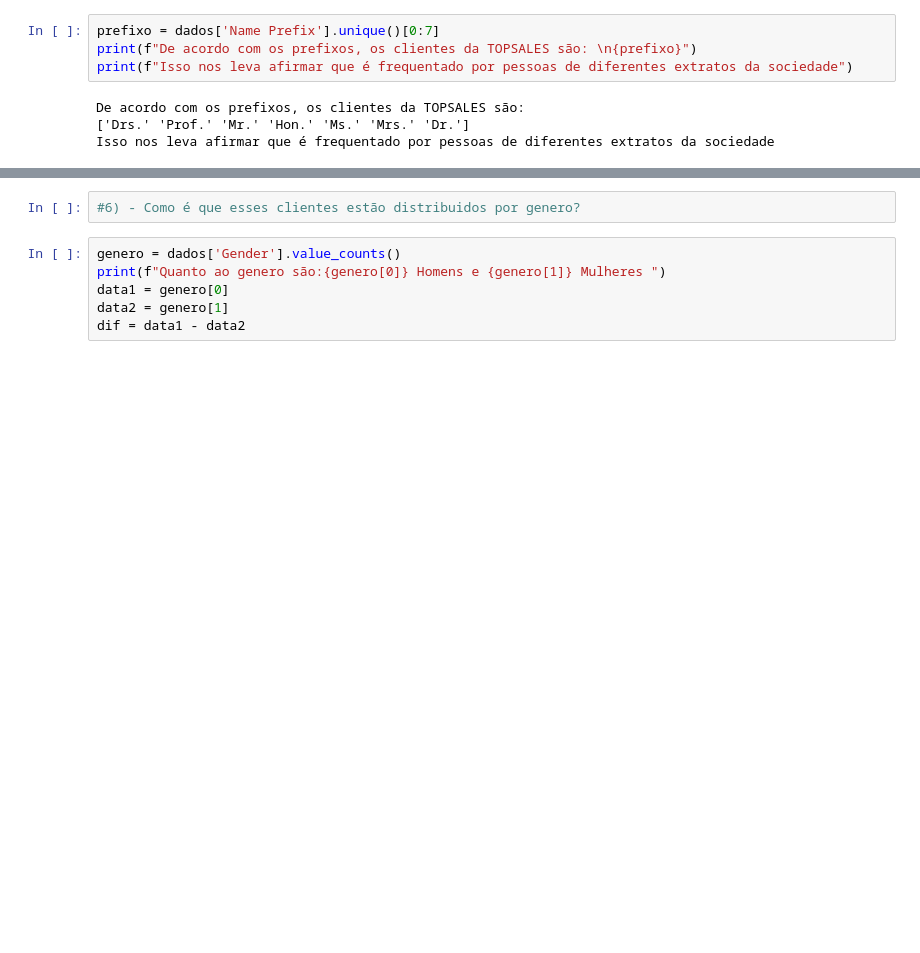
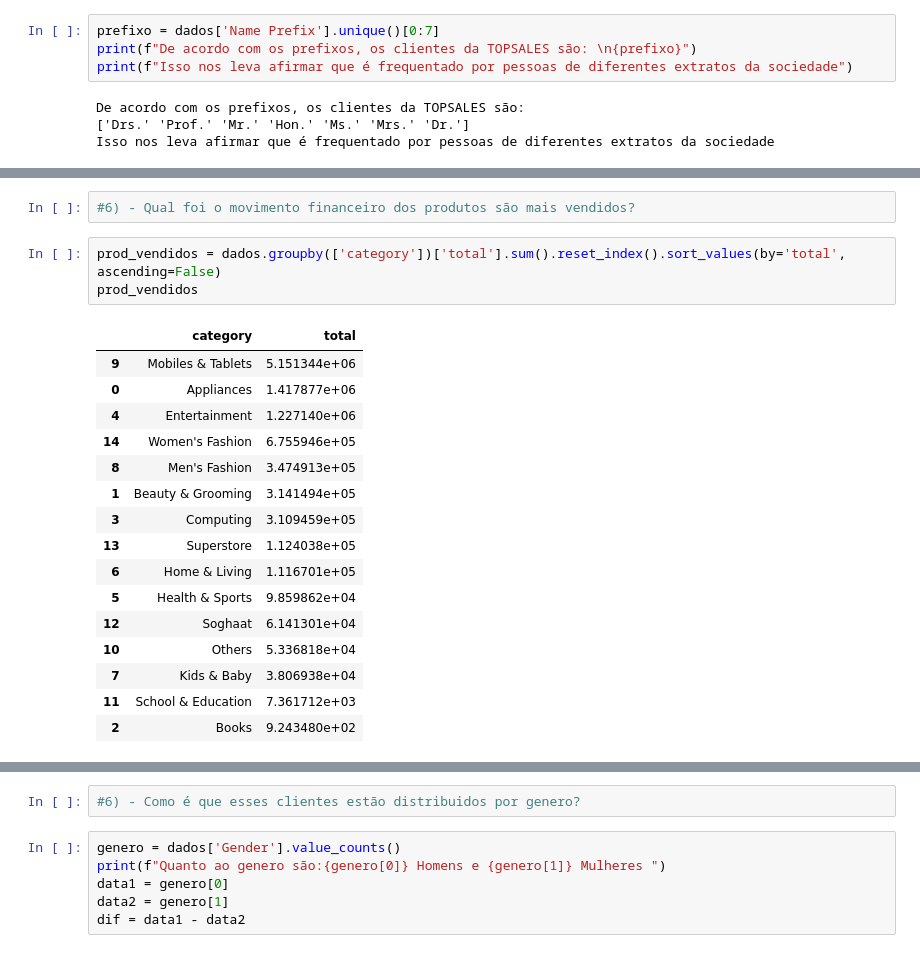
Before and after one commit to Gcango/Analise_Exploratorio_dos_Dados_da_TopSeles, a Jupyter notebook: Analise_Exploratoria_TopSeles.ipynb, the cells around one changed output, grey strips where cells are left out. Cells and saved outputs as stored; diff of their text form; blank space fills up the shorter version.

```diff
--- a/Analise_Exploratoria_TopSeles.ipynb
+++ b/Analise_Exploratoria_TopSeles.ipynb
@@ -192,0 +221,22 @@ Isso nos leva afirmar que é frequentado por pessoas de diferentes extratos da s
+# %%
+#6) - Qual foi o movimento financeiro dos produtos são mais vendidos?
+# %%
+prod_vendidos = dados.groupby(['category'])['total'].sum().reset_index().sort_values(by='total', ascending=False)
+prod_vendidos
+# %% [output]
+|  | category | total |
+| 9 | Mobiles & Tablets | 5.151344e+06 |
+| 0 | Appliances | 1.417877e+06 |
+| 4 | Entertainment | 1.227140e+06 |
+| 14 | Women's Fashion | 6.755946e+05 |
+| 8 | Men's Fashion | 3.474913e+05 |
+| 1 | Beauty & Grooming | 3.141494e+05 |
+| 3 | Computing | 3.109459e+05 |
+| 13 | Superstore | 1.124038e+05 |
+| 6 | Home & Living | 1.116701e+05 |
+| 5 | Health & Sports | 9.859862e+04 |
+| 12 | Soghaat | 6.141301e+04 |
+| 10 | Others | 5.336818e+04 |
+| 7 | Kids & Baby | 3.806938e+04 |
+| 11 | School & Education | 7.361712e+03 |
+| 2 | Books | 9.243480e+02 |
```
Also changed, not shown: parts of 28 cells of this notebook.
